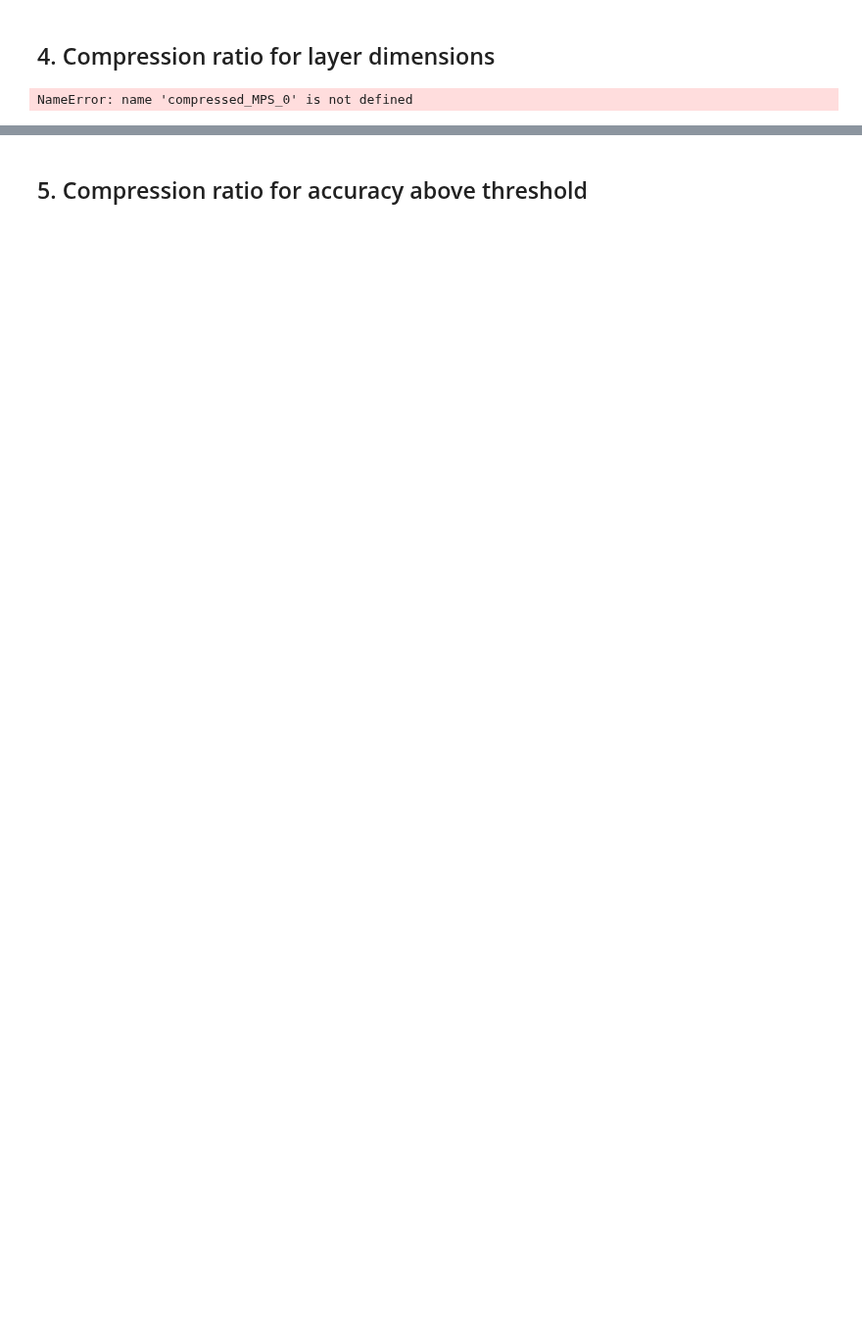
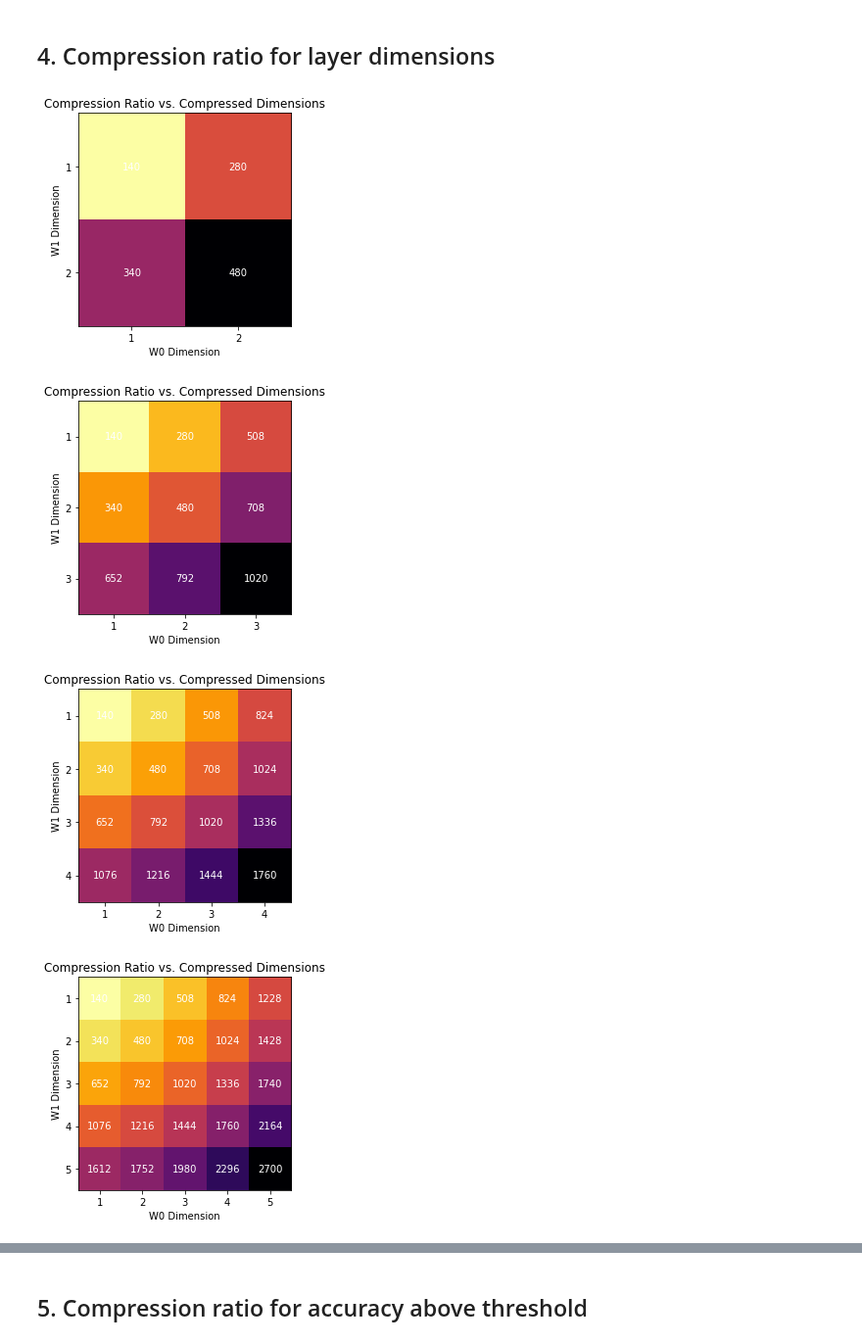
Before and after one commit to aaronleesander/DMRG-inspired-Algorithms-for-Neural-Network-Compression, a Jupyter notebook: DMRG/FC2_Multi_Model.ipynb, the cells around one changed output, grey strips where cells are left out. Shown at 98% size. Cells and saved outputs as stored; diff of their text form; code cells hidden in the pictures; blank space fills up the shorter version.

```diff
--- a/DMRG/FC2_Multi_Model.ipynb
+++ b/DMRG/FC2_Multi_Model.ipynb
@@ -279,30 +285,33 @@ KeyboardInterrupt:
 # %%
 for model in all_models:
     params_matrix = []
     compression_ratio_matrix = []
     for i in range(len(model.compressed_MPS_0)):
         compression_ratio = []
         for j in range(len(model.compressed_MPS_1)):
             params = calculate_params(model.compressed_MPS_0[i]) + calculate_params(model.compressed_MPS_1[j])
             compression_ratio.append(params)
         compression_ratio_matrix.append(compression_ratio)
     model.compression_matrix = compression_ratio_matrix
-# fig, ax = plt.subplots()
-# im = ax.imshow(compression_ratio_matrix, cmap='inferno_r')
+    fig, ax = plt.subplots()
+    im = ax.imshow(compression_ratio_matrix, cmap='inferno_r')
 
-# ax.set_xticks(np.arange(len(compressed_MPS_0)+1))
-# ax.set_yticks(np.arange(len(compressed_MPS_1)+1))
-# ax.set_xticklabels(np.arange(1, len(compressed_MPS_0)+1))
-# ax.set_yticklabels(np.arange(1, len(compressed_MPS_1)+1))
+    ax.set_xticks(np.arange(len(model.compressed_MPS_0)))
+    ax.set_yticks(np.arange(len(model.compressed_MPS_1)))
+    ax.set_xticklabels(np.arange(1, len(model.compressed_MPS_0)+1))
+    ax.set_yticklabels(np.arange(1, len(model.compressed_MPS_1)+1))
 
-# plt.xlabel('W0 Dimension')
-# plt.ylabel('W1 Dimension')
-# plt.title('Compression Ratio vs. Compressed Dimensions, OrigDim=%d' % D)
+    plt.xlabel('W0 Dimension')
+    plt.ylabel('W1 Dimension')
+    plt.title('Compression Ratio vs. Compressed Dimensions')
 
-# # Loop over data dimensions and create text annotations.
-# for i in range(len(compressed_MPS_0)):
-#     for j in range(len(compressed_MPS_1)):
-#         text = ax.text(j, i, np.round(compression_ratio_matrix[i][j], 2),
-#                        ha="center", va="center", color="w")
+    # Loop over data dimensions and create text annotations.
+    for i in range(len(model.compressed_MPS_0)):
+        for j in range(len(model.compressed_MPS_1)):
+            text = ax.text(j, i, np.round(compression_ratio_matrix[i][j], 2),
+                           ha="center", va="center", color="w")
 # %% [output]
-NameError: name 'compressed_MPS_0' is not defined
+[figure, added]
+[figure, added]
+[figure, added]
+[figure, added]
```
Also changed, not shown: parts of 3 cells of this notebook.
